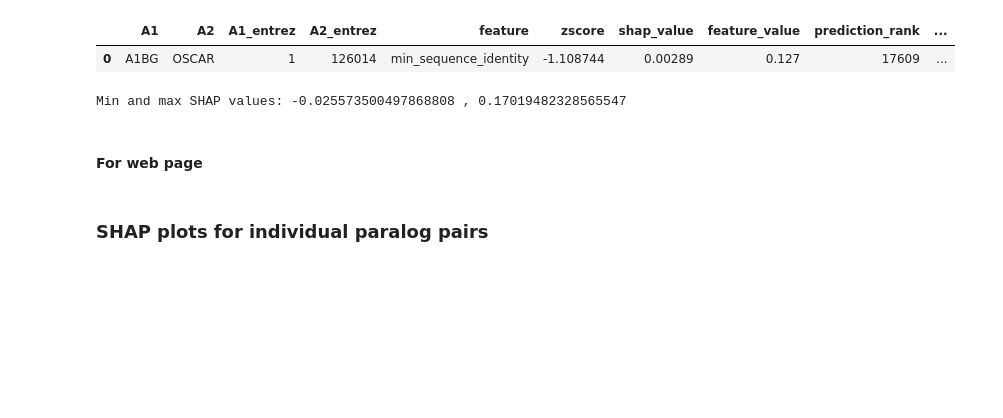
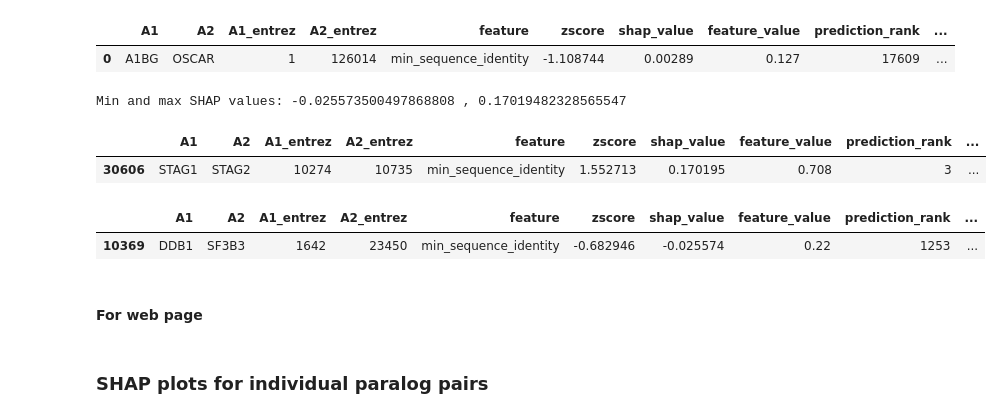
Before and after one commit to DeKegel/paralog_SL_prediction, a Jupyter notebook: 2_data_analysis/05_explain_predictions.ipynb, the cells around one changed output. Drawn from its saved outputs; the diff is of its cells as text; code cells hidden in the pictures; blank space fills up the shorter version.

```diff
--- a/2_data_analysis/05_explain_predictions.ipynb
+++ b/2_data_analysis/05_explain_predictions.ipynb
@@ -201,6 +199,16 @@ all_shap_and_zscore[:1]
 print('Min and max SHAP values:', all_shap_and_zscore.shap_value.min(), ',', all_shap_and_zscore.shap_value.max())
 # %% [output]
 Min and max SHAP values: -0.025573500497868808 , 0.17019482328565547
+# %%
+all_shap_and_zscore[all_shap_and_zscore.shap_value == all_shap_and_zscore.shap_value.max()]
+# %% [output]
+|  | A1 | A2 | A1_entrez | A2_entrez | feature | zscore | shap_value | feature_value | prediction_rank | ... |
+| 30606 | STAG1 | STAG2 | 10274 | 10735 | min_sequence_identity | 1.552713 | 0.170195 | 0.708 | 3 | ... |
+# %%
+all_shap_and_zscore[all_shap_and_zscore.shap_value == all_shap_and_zscore.shap_value.min()]
+# %% [output]
+|  | A1 | A2 | A1_entrez | A2_entrez | feature | zscore | shap_value | feature_value | prediction_rank | ... |
+| 10369 | DDB1 | SF3B3 | 1642 | 23450 | min_sequence_identity | -0.682946 | -0.025574 | 0.22 | 1253 | ... |
 # %% [markdown]
 #### For web page
 # %%
```
Also changed, not shown: parts of 4 cells of this notebook, 3 other files.
